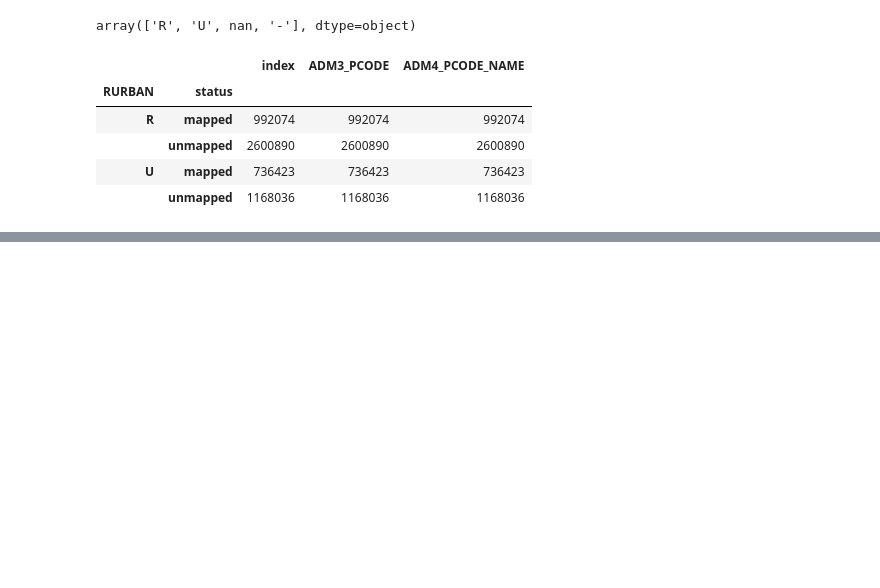
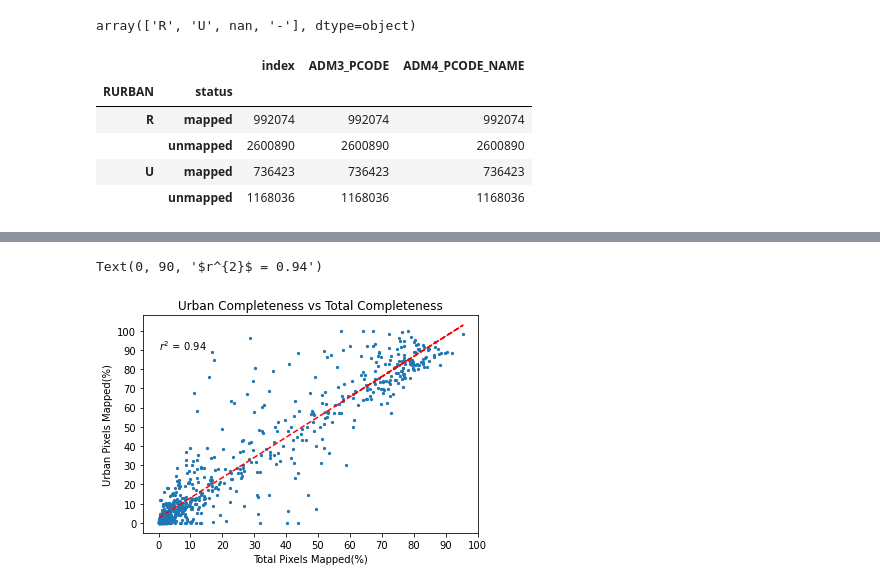
Before and after one commit to thinkingmachines/osm-completeness, a Jupyter notebook: notebooks/2_Analysis.ipynb, the cells around one changed output, grey strips where cells are left out. Saved outputs shown, nothing was run; the diff lists cells and outputs as text; code cells hidden in the pictures; blank space fills up the shorter version.

```diff
--- a/notebooks/2_Analysis.ipynb
+++ b/notebooks/2_Analysis.ipynb
@@ -47,0 +258,15 @@ phl_pixels_all.loc[phl_pixels_all["RURBAN"] != "-"].loc[
+# %%
+munic_unmapped = munic_count.loc[
+    munic_count.status == "unmapped", ["ADM3_PCODE", "index"]
+].rename(columns={"index": "unmapped_count"})
+# %%
+munic_completeness = munic_mapped[["ADM3_PCODE", "mapped_count"]].merge(
+    munic_unmapped[["ADM3_PCODE", "unmapped_count"]], on=["ADM3_PCODE"], how="outer"
+)
+munic_completeness.mapped_count = munic_completeness.mapped_count.fillna(0)
+munic_completeness.unmapped_count = munic_completeness.unmapped_count.fillna(0)
+# %%
+munic_completeness["munic_completeness"] = (
+    munic_completeness.mapped_count
+    / (munic_completeness.mapped_count + munic_completeness.unmapped_count)
+) * 100
@@ -47,0 +285,23 @@ phl_pixels_all.loc[phl_pixels_all["RURBAN"] != "-"].loc[
+# %%
+munic_completeness = munic_completeness[["ADM3_PCODE", "munic_completeness"]].merge(
+    rurban_completeness, on="ADM3_PCODE", how="inner"
+)
+# %%
+x = munic_completeness.munic_completeness
+y = munic_completeness.urban_complete
+r, _ = pearsonr(x, y)
+
+plt.scatter(x, y, s=5)
+plt.xlabel("Total Pixels Mapped(%)")
+plt.ylabel("Urban Pixels Mapped(%)")
+plt.title("Urban Completeness vs Total Completeness")
+plt.xticks(np.arange(0, 110, 10))
+plt.yticks(np.arange(0, 110, 10))
+z = np.polyfit(x, y, 1)
+p = np.poly1d(z)
+plt.plot(x, p(x), "r--")
+plt.text(0, 90, "$r^{2}$ = " + str(round(r, 2)))
+# plt.savefig('urban-total-completeness.png', dpi=300)
+# %% [output]
+Text(0, 90, '$r^{2}$ = 0.94')
+[figure, added]
```
Also changed, not shown: parts of 40 cells of this notebook.
